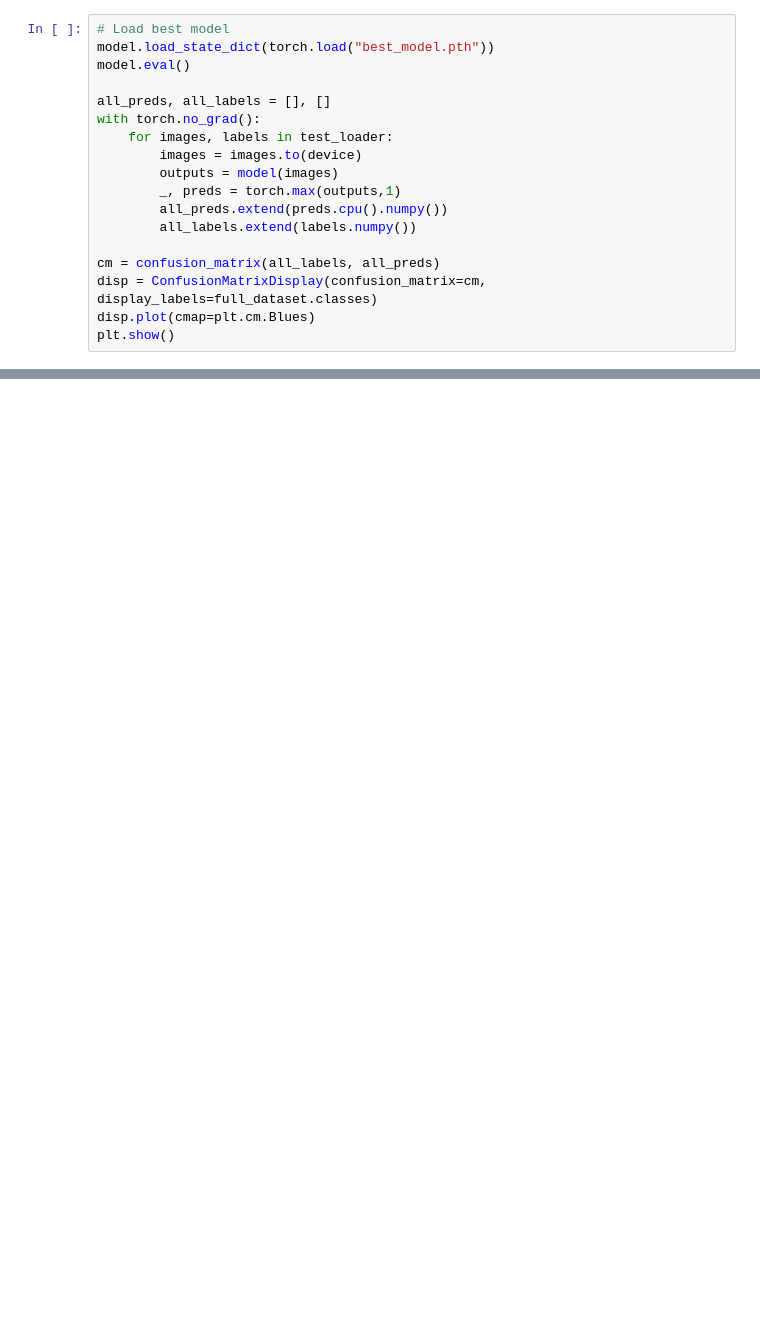
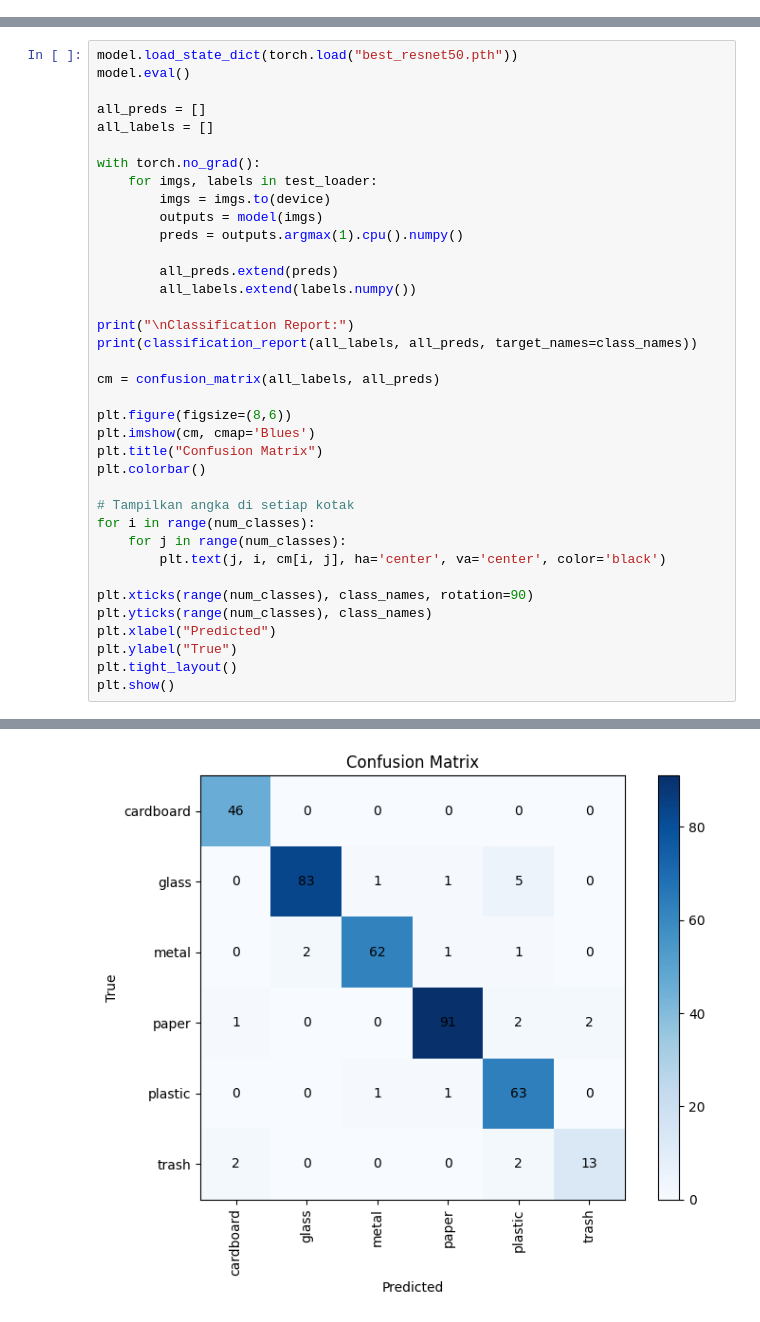
Before and after one commit to WahyuKhairi06/JaringanSyarafTiruan_WahyuKhairi_2311531009, a Jupyter notebook: Tugas Akhir JST/Project_JST.ipynb, the cells around one changed output, grey strips where cells are left out. Saved outputs shown, nothing was run; the diff lists cells and outputs as text; blank space fills up the shorter version.

```diff
--- a/Tugas Akhir JST/Project_JST.ipynb
+++ b/Tugas Akhir JST/Project_JST.ipynb
@@ -218,18 +225,0 @@ plt.show()
-# %%
-# Load best model
-model.load_state_dict(torch.load("best_model.pth"))
-model.eval()
-
-all_preds, all_labels = [], []
-with torch.no_grad():
-    for images, labels in test_loader:
-        images = images.to(device)
-        outputs = model(images)
-        _, preds = torch.max(outputs,1)
-        all_preds.extend(preds.cpu().numpy())
-        all_labels.extend(labels.numpy())
-
-cm = confusion_matrix(all_labels, all_preds)
-disp = ConfusionMatrixDisplay(confusion_matrix=cm, display_labels=full_dataset.classes)
-disp.plot(cmap=plt.cm.Blues)
-plt.show()
@@ -413,0 +226,38 @@ print(df_results)
+# %%
+model.load_state_dict(torch.load("best_resnet50.pth"))
+model.eval()
+
+all_preds = []
+all_labels = []
+
+with torch.no_grad():
+    for imgs, labels in test_loader:
+        imgs = imgs.to(device)
+        outputs = model(imgs)
+        preds = outputs.argmax(1).cpu().numpy()
+
+        all_preds.extend(preds)
+        all_labels.extend(labels.numpy())
+
+print("\nClassification Report:")
+print(classification_report(all_labels, all_preds, target_names=class_names))
+
+cm = confusion_matrix(all_labels, all_preds)
+
+plt.figure(figsize=(8,6))
+plt.imshow(cm, cmap='Blues')
+plt.title("Confusion Matrix")
+plt.colorbar()
+
+# Tampilkan angka di setiap kotak
+for i in range(num_classes):
+    for j in range(num_classes):
+        plt.text(j, i, cm[i, j], ha='center', va='center', color='black')
+
+plt.xticks(range(num_classes), class_names, rotation=90)
+plt.yticks(range(num_classes), class_names)
+plt.xlabel("Predicted")
+plt.ylabel("True")
+plt.tight_layout()
+plt.show()
+# %% [output]
@@ -413,0 +277 @@ print(df_results)
+[figure, added]
```
Also changed, not shown: parts of 22 cells of this notebook.
